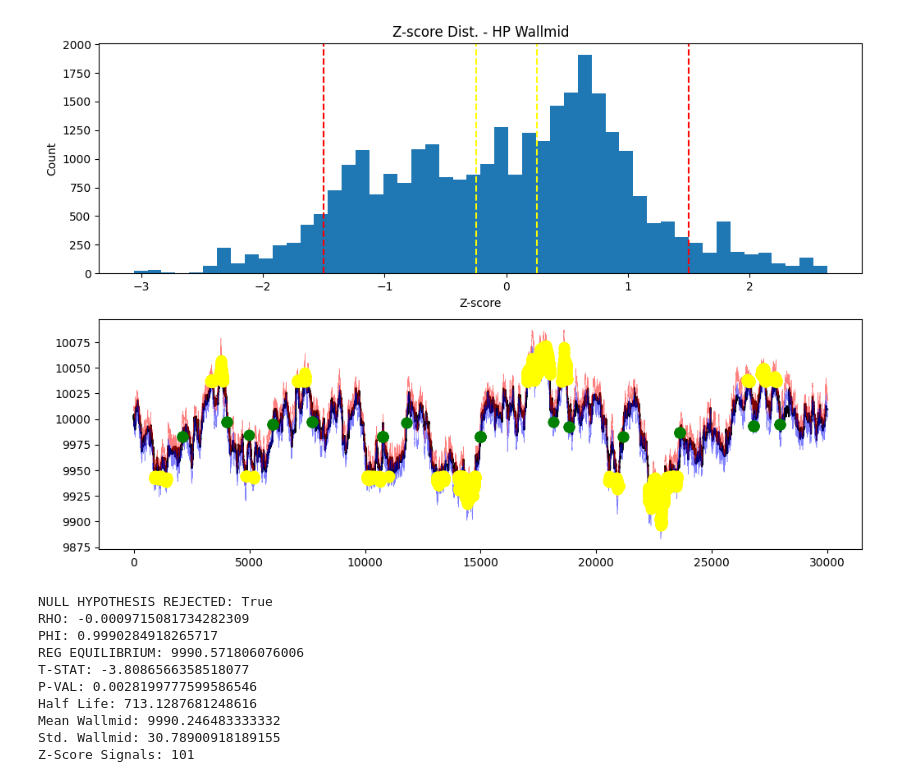
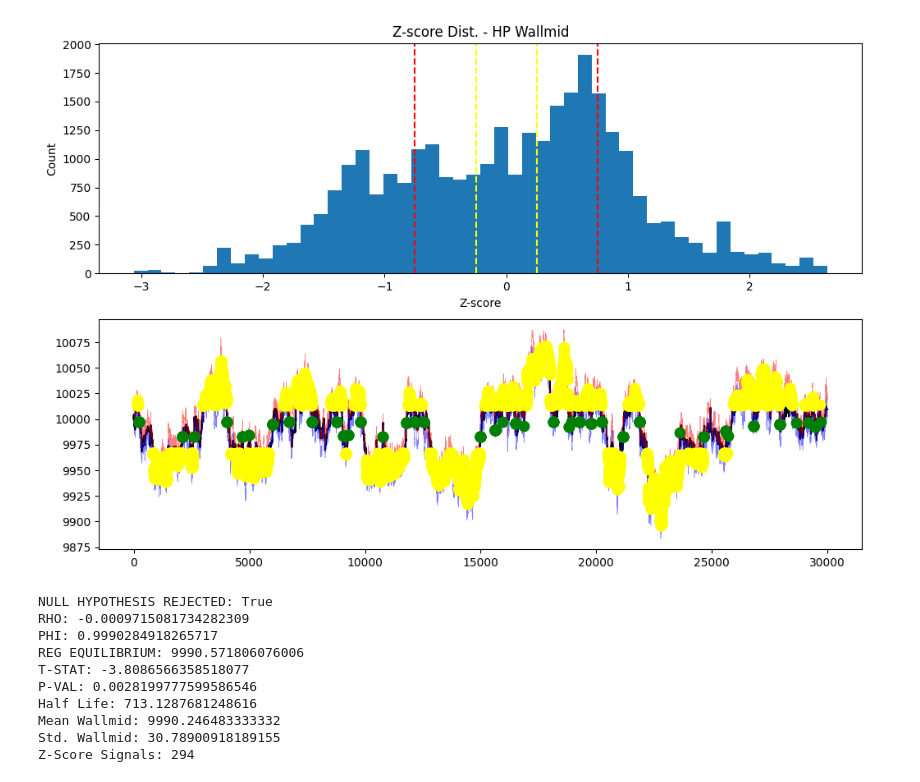
Before and after one commit to alexoddsh/imc_prosperity4, a Jupyter notebook: backend/notebooks/algo3.ipynb, the cells around one changed output. Drawn from its saved outputs; the diff is of its cells as text; code cells hidden in the pictures.

```diff
--- a/backend/notebooks/algo3.ipynb
+++ b/backend/notebooks/algo3.ipynb
@@ -218,12 +257,7 @@ null_reject = False
 #c for constant, t for trend
 #Autolag=none means not augmented
 
-result = adfuller(wallmid, maxlag=0, regression="c", autolag=None)
-#adfuller returns t, p, rho hat
-
-t_stat = result[0]
-p_val = result[1]
-critical_values = result[4]
+t_stat, p_val, usedlag, nobs, critical_values = adfuller(wallmid, maxlag=0, regression="c", autolag=None) # type: ignore
 
 if t_stat < critical_values["5%"]:
     null_reject = True
@@ -252,12 +286,12 @@ if null_reject:
     z_scores = (wallmid - mu_wallmid) / sigma_wallmid
 
     #check
-    above = np.abs(z_scores) > 1.5 #bool array
+    above = np.abs(z_scores) > 0.75 #bool array
     crossings = np.diff(above.astype(int)) #convert bool array to 0,1s then do diff and we will have the crossings
     entry_crossings = np.where(crossings == 1)[0] +1 #because np diff drops one element
 
     entry_signals = np.sum(crossings == 1)
-    entry_times = np.where(abs(z_scores) > 1.5)[0]
+    entry_times = np.where(abs(z_scores) > 0.75)[0]
 
     exit_times = []
     for entry in entry_crossings:
@@ -269,40 +303,40 @@ if null_reject:
 
     fig, ax = plt.subplots(2 , 1, figsize=(12, 8))
     ax[0].hist(z_scores, bins=50)
     ax[0].set_title("Z-score Dist. - HP Wallmid")
-    ax[0].axvline(x=1.5, color="red", linestyle="--")
-    ax[0].axvline(x=-1.5, color="red", linestyle="--")
+    ax[0].axvline(x=0.75, color="red", linestyle="--")
+    ax[0].axvline(x=-0.75, color="red", linestyle="--")
     ax[0].axvline(x=0.25, color="yellow", linestyle="--")
     ax[0].axvline(x=-0.25, color="yellow", linestyle="--")
     ax[0].set_xlabel("Z-score")
     ax[0].set_ylabel("Count")
 
     ax[1].plot(wallmid, color="black")
     ax[1].plot(df_hp["ask_price_1"].ffill().bfill().to_numpy(), color="red", linewidth=0.4, alpha=0.5)
     ax[1].plot(df_hp["bid_price_1"].ffill().bfill().to_numpy(), color="blue", linewidth=0.4, alpha=0.5)
     ax[1].scatter(entry_times, wallmid[entry_times], color="yellow", s=80, zorder=5, marker="o")
     ax[1].scatter(exit_times, wallmid[exit_times], color="green", s=80, zorder=5, marker="o")
 
     plt.show()
 
-
-if not null_reject:
-    print(f"NULL HYPOTHESIS REJECTED: {null_reject}")
-elif null_reject:
     print(f"NULL HYPOTHESIS REJECTED: {null_reject}")
     print(f"RHO: {rho}")
     print(f"PHI: {phi}")
     print(f"REG EQUILIBRIUM: {-intercept/rho}")
 
     print(f"T-STAT: {t_stat}")
     print(f"P-VAL: {p_val}")
 
     print(f"Half Life: {half_life}")
     print(f"Mean Wallmid: {mu_wallmid}")
     print(f"Std. Wallmid: {sigma_wallmid}")
     print(f"Z-Score Signals: {entry_signals}")
+
+
+if not null_reject:
+    print(f"NULL HYPOTHESIS REJECTED: {null_reject}")
 # %% [output]
-[figure, old version]
+[figure, new version]
 NULL HYPOTHESIS REJECTED: True
 RHO: -0.0009715081734282309
 PHI: 0.9990284918265717
@@ -312,4 +346,4 @@ P-VAL: 0.0028199777599586546
 Half Life: 713.1287681248616
 Mean Wallmid: 9990.246483333332
 Std. Wallmid: 30.78900918189155
-Z-Score Signals: 101
+Z-Score Signals: 294
```
Also changed, not shown: parts of 3 cells of this notebook, 22 other files.
